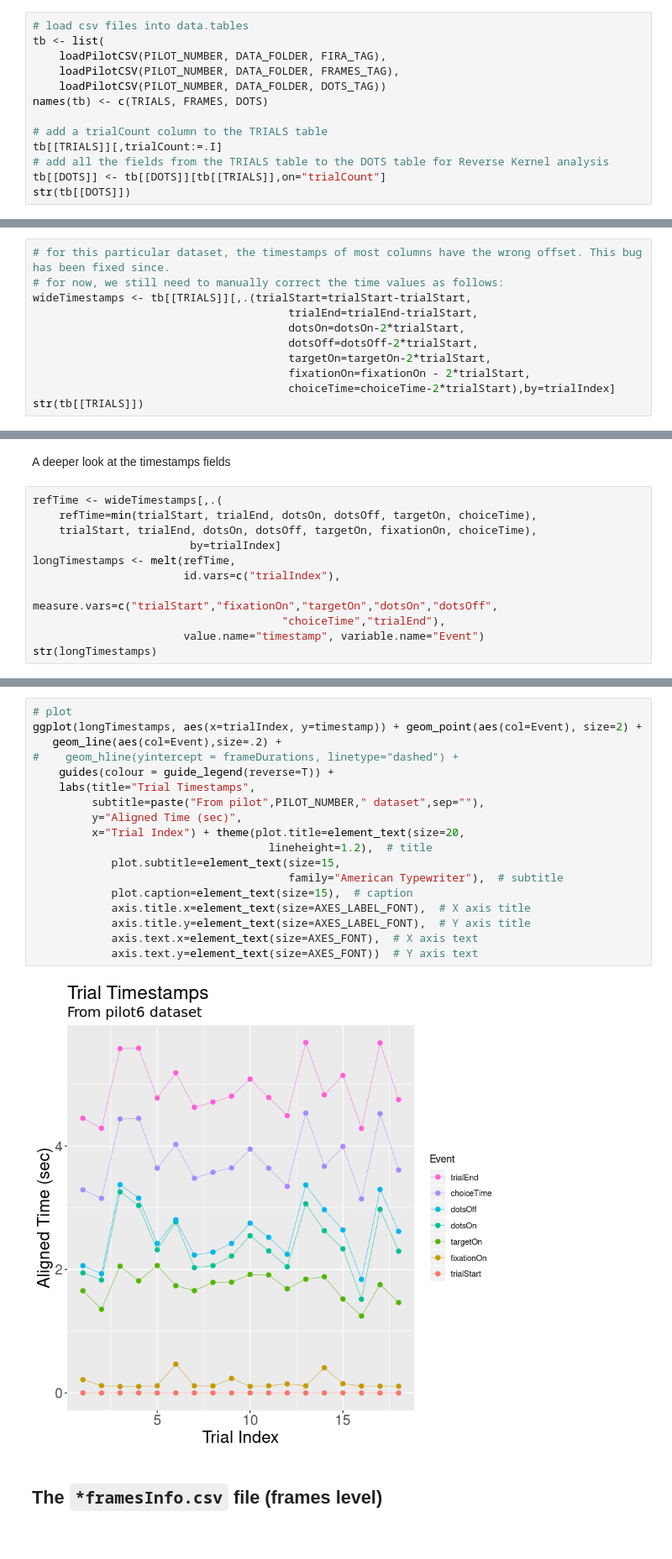
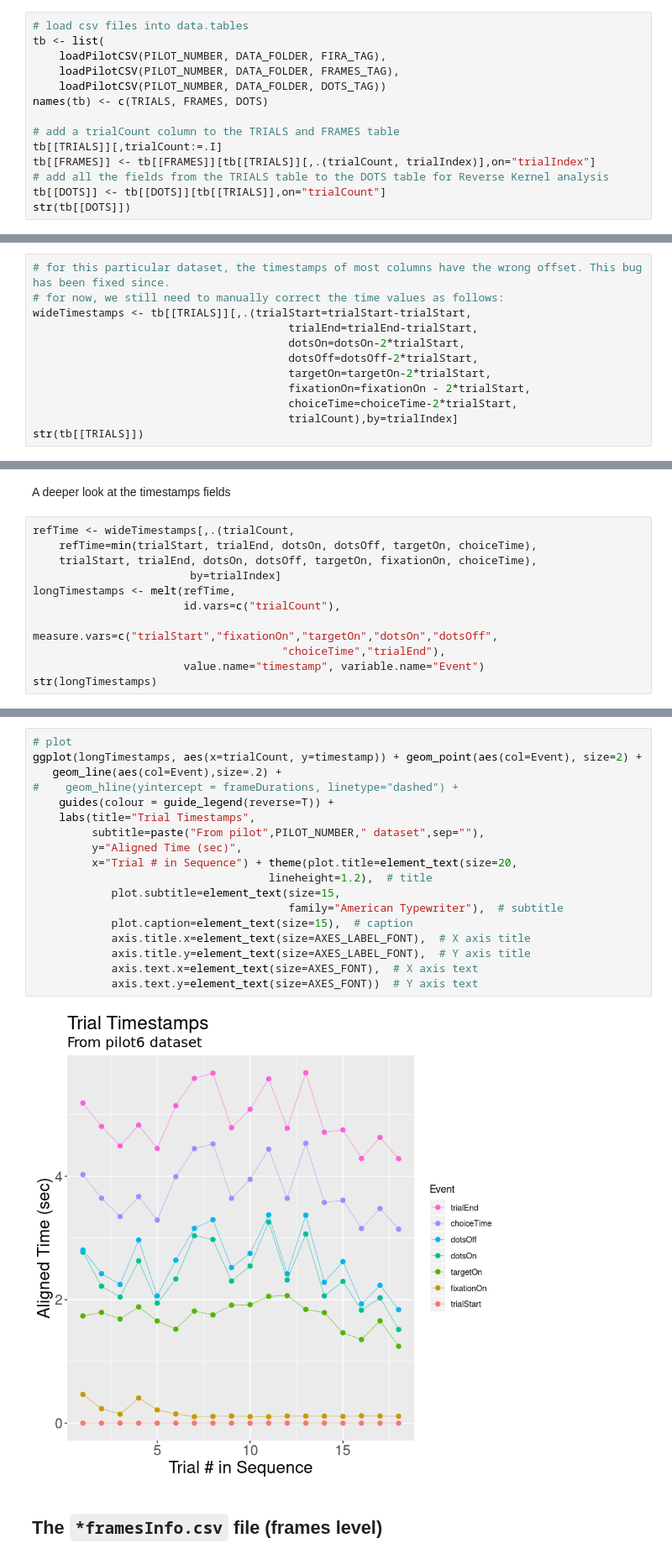
Before and after one commit to TheGoldLab/Analysis_SingleCP_DotsReversal, a Jupyter notebook: Python_scripts/pilot6.ipynb, the cells around one changed output, grey strips where cells are left out. Shown at 84% size. Cells and saved outputs as stored; diff of their text form.

Commit message:
add trialCount to FRAMES table and plots

```diff
--- a/Python_scripts/pilot6.ipynb
+++ b/Python_scripts/pilot6.ipynb
@@ -34,8 +34,9 @@ tb <- list(
     loadPilotCSV(PILOT_NUMBER, DATA_FOLDER, DOTS_TAG))
 names(tb) <- c(TRIALS, FRAMES, DOTS)
 
-# add a trialCount column to the TRIALS table
+# add a trialCount column to the TRIALS and FRAMES table
 tb[[TRIALS]][,trialCount:=.I]
+tb[[FRAMES]] <- tb[[FRAMES]][tb[[TRIALS]][,.(trialCount, trialIndex)],on="trialIndex"]
 # add all the fields from the TRIALS table to the DOTS table for Reverse Kernel analysis
 tb[[DOTS]] <- tb[[DOTS]][tb[[TRIALS]],on="trialCount"]
 str(tb[[DOTS]])
@@ -96,7 +97,8 @@ wideTimestamps <- tb[[TRIALS]][,.(trialStart=trialStart-trialStart,
                                        dotsOff=dotsOff-2*trialStart,
                                        targetOn=targetOn-2*trialStart,
                                        fixationOn=fixationOn - 2*trialStart,
-                                       choiceTime=choiceTime-2*trialStart),by=trialIndex]
+                                       choiceTime=choiceTime-2*trialStart,
+                                       trialCount),by=trialIndex]
 str(tb[[TRIALS]])
 # %% [output]
 Classes ‘data.table’ and 'data.frame':  18 obs. of  26 variables:
@@ -119,12 +121,12 @@ Classes ‘data.table’ and 'data.frame':  18 obs. of  26 variables:
 # %% [markdown]
 A deeper look at the timestamps fields
 # %%
-refTime <- wideTimestamps[,.(
+refTime <- wideTimestamps[,.(trialCount,
     refTime=min(trialStart, trialEnd, dotsOn, dotsOff, targetOn, choiceTime),
     trialStart, trialEnd, dotsOn, dotsOff, targetOn, fixationOn, choiceTime),
                         by=trialIndex]
 longTimestamps <- melt(refTime,
-                       id.vars=c("trialIndex"),
+                       id.vars=c("trialCount"),
                        measure.vars=c("trialStart","fixationOn","targetOn","dotsOn","dotsOff",
                                       "choiceTime","trialEnd"),
                        value.name="timestamp", variable.name="Event")
@@ -137,24 +139,24 @@ Classes ‘data.table’ and 'data.frame':  126 obs. of  3 variables:
  - attr(*, ".internal.selfref")=<externalptr>
 # %%
 # plot
-ggplot(longTimestamps, aes(x=trialIndex, y=timestamp)) + geom_point(aes(col=Event), size=2) +
+ggplot(longTimestamps, aes(x=trialCount, y=timestamp)) + geom_point(aes(col=Event), size=2) +
    geom_line(aes(col=Event),size=.2) +
 #    geom_hline(yintercept = frameDurations, linetype="dashed") +
     guides(colour = guide_legend(reverse=T)) +
     labs(title="Trial Timestamps",
          subtitle=paste("From pilot",PILOT_NUMBER," dataset",sep=""),
          y="Aligned Time (sec)",
-         x="Trial Index") + theme(plot.title=element_text(size=20,
+         x="Trial # in Sequence") + theme(plot.title=element_text(size=20,
                                     lineheight=1.2),  # title
             plot.subtitle=element_text(size=15,
                                        family="American Typewriter"),  # subtitle
             plot.caption=element_text(size=15),  # caption
             axis.title.x=element_text(size=AXES_LABEL_FONT),  # X axis title
             axis.title.y=element_text(size=AXES_LABEL_FONT),  # Y axis title
             axis.text.x=element_text(size=AXES_FONT),  # X axis text
             axis.text.y=element_text(size=AXES_FONT))  # Y axis text
 # %% [output]
-[figure, old version]
+[figure, new version]
 # %% [markdown]
 ## The `*framesInfo.csv` file (frames level)
 # %%
```
Also changed, not shown: parts of 5 cells of this notebook.
